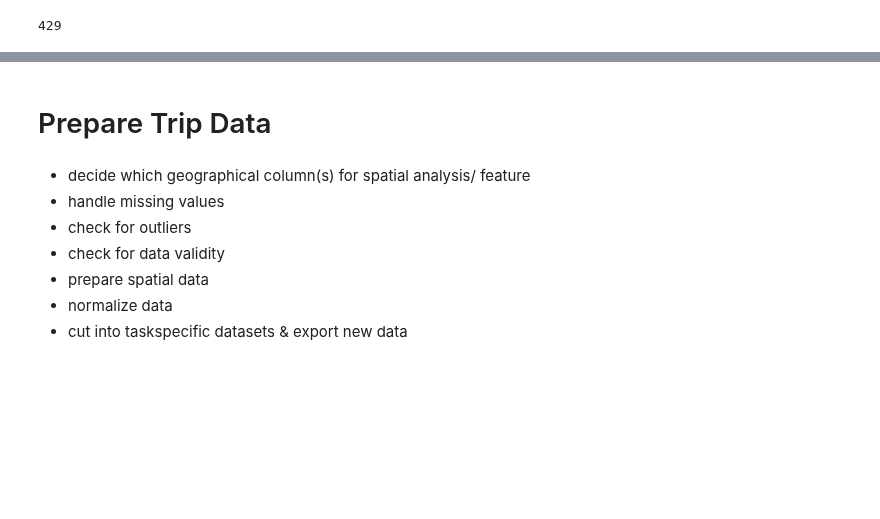
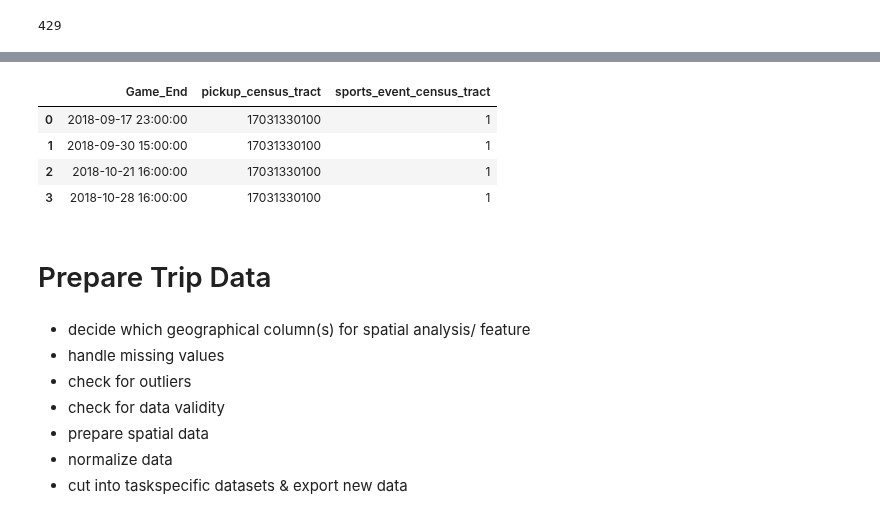
Before and after one commit to ltempfli/AAA-AIbertus-Magnus, a Jupyter notebook: tasks/01_Data_Preparation.ipynb, the cells around one changed output, grey strips where cells are left out. Cells and saved outputs as stored; diff of their text form; code cells hidden in the pictures; blank space fills up the shorter version.

```diff
--- a/tasks/01_Data_Preparation.ipynb
+++ b/tasks/01_Data_Preparation.ipynb
@@ -350,3 +382,11 @@ sports_data.head(3)
+# %%
+sports_data_census_tract.head(4)
+# %% [output]
+|  | Game_End | pickup_census_tract | sports_event_census_tract |
+| 0 | 2018-09-17 23:00:00 | 17031330100 | 1 |
+| 1 | 2018-09-30 15:00:00 | 17031330100 | 1 |
+| 2 | 2018-10-21 16:00:00 | 17031330100 | 1 |
+| 3 | 2018-10-28 16:00:00 | 17031330100 | 1 |
 # %% [markdown]
 # Prepare Trip Data
 # %% [markdown]
```
Also changed, not shown: parts of 20 cells of this notebook, 4 other files.
